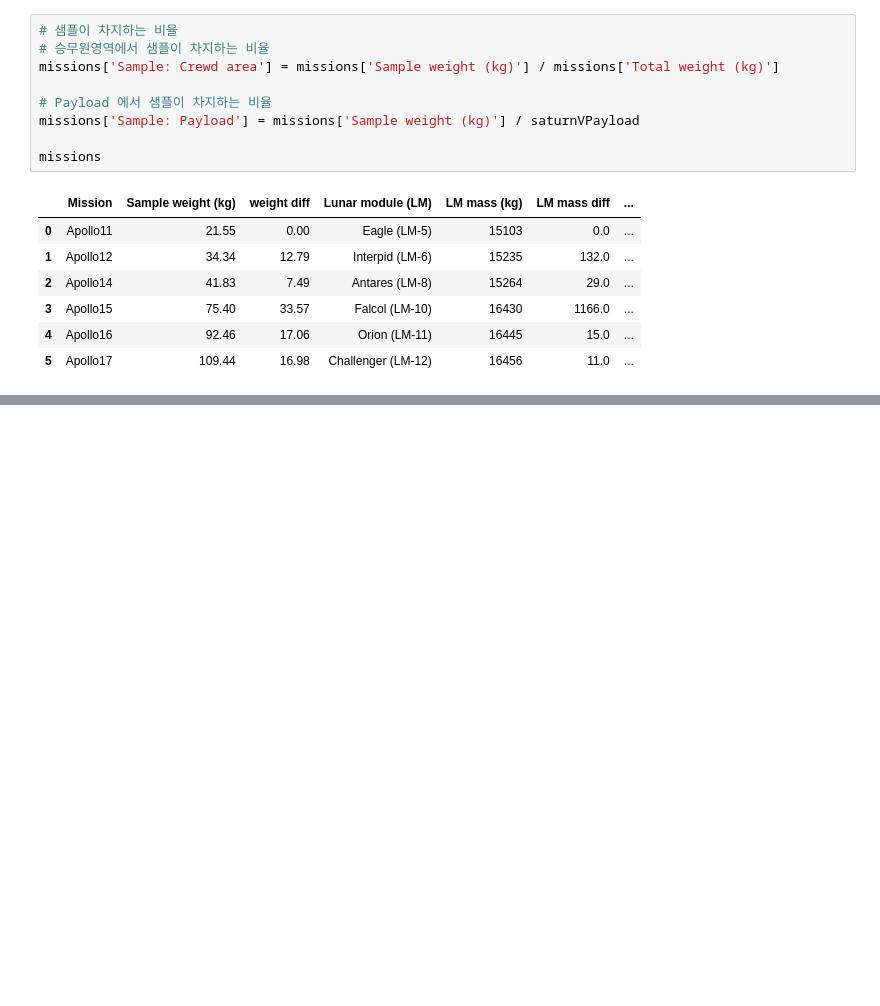
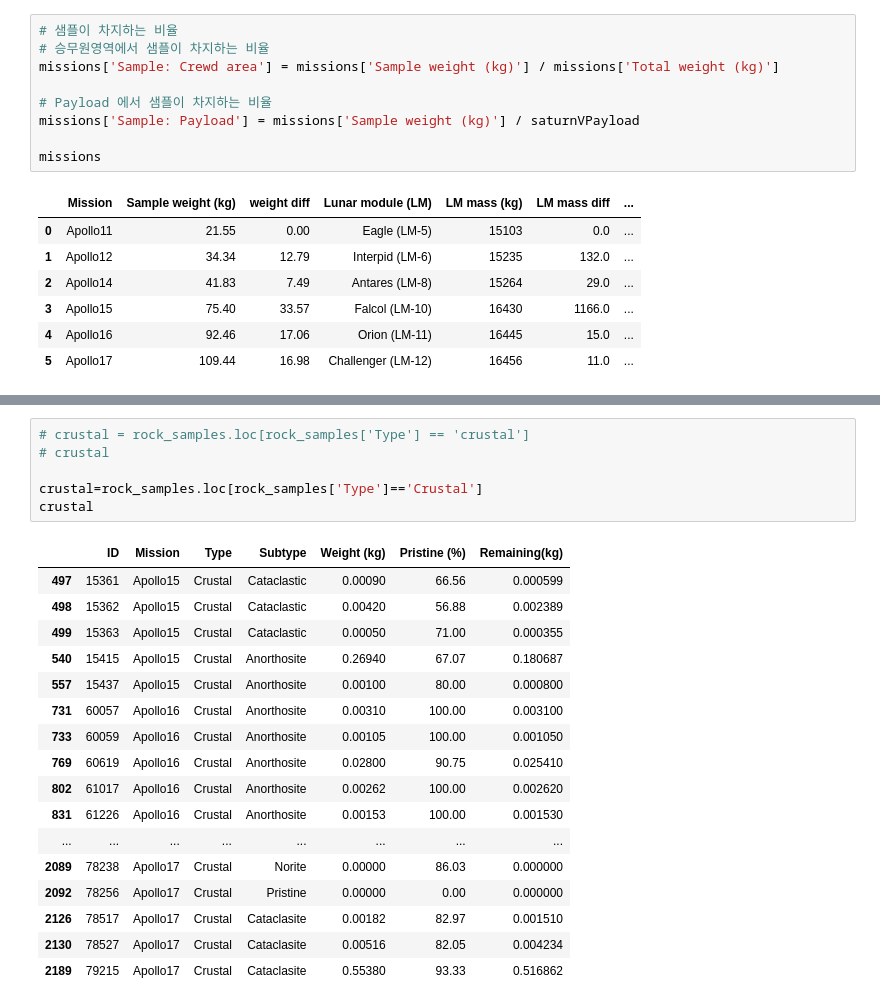
Before and after one commit to 0stal0/6.24-python------, a Jupyter notebook: notebooks/overthemoon.ipynb, the cells around one changed output, grey strips where cells are left out. Saved outputs shown, nothing was run; the diff lists cells and outputs as text; blank space fills up the shorter version.

```diff
--- a/notebooks/overthemoon.ipynb
+++ b/notebooks/overthemoon.ipynb
@@ -431,0 +627,24 @@ missions
+# %%
+# crustal = rock_samples.loc[rock_samples['Type'] == 'crustal']
+# crustal
+
+crustal=rock_samples.loc[rock_samples['Type']=='Crustal']
+crustal
+# %% [output]
+|  | ID | Mission | Type | Subtype | Weight (kg) | Pristine (%) | Remaining(kg) |
+| 497 | 15361 | Apollo15 | Crustal | Cataclastic | 0.00090 | 66.56 | 0.000599 |
+| 498 | 15362 | Apollo15 | Crustal | Cataclastic | 0.00420 | 56.88 | 0.002389 |
+| 499 | 15363 | Apollo15 | Crustal | Cataclastic | 0.00050 | 71.00 | 0.000355 |
+| 540 | 15415 | Apollo15 | Crustal | Anorthosite | 0.26940 | 67.07 | 0.180687 |
+| 557 | 15437 | Apollo15 | Crustal | Anorthosite | 0.00100 | 80.00 | 0.000800 |
+| 731 | 60057 | Apollo16 | Crustal | Anorthosite | 0.00310 | 100.00 | 0.003100 |
+| 733 | 60059 | Apollo16 | Crustal | Anorthosite | 0.00105 | 100.00 | 0.001050 |
+| 769 | 60619 | Apollo16 | Crustal | Anorthosite | 0.02800 | 90.75 | 0.025410 |
+| 802 | 61017 | Apollo16 | Crustal | Anorthosite | 0.00262 | 100.00 | 0.002620 |
+| 831 | 61226 | Apollo16 | Crustal | Anorthosite | 0.00153 | 100.00 | 0.001530 |
+| ... | ... | ... | ... | ... | ... | ... | ... |
+| 2089 | 78238 | Apollo17 | Crustal | Norite | 0.00000 | 86.03 | 0.000000 |
+| 2092 | 78256 | Apollo17 | Crustal | Pristine | 0.00000 | 0.00 | 0.000000 |
+| 2126 | 78517 | Apollo17 | Crustal | Cataclasite | 0.00182 | 82.97 | 0.001510 |
+| 2130 | 78527 | Apollo17 | Crustal | Cataclasite | 0.00516 | 82.05 | 0.004234 |
+| 2189 | 79215 | Apollo17 | Crustal | Cataclasite | 0.55380 | 93.33 | 0.516862 |
```
Also changed, not shown: parts of 30 cells of this notebook, 1 other file.
